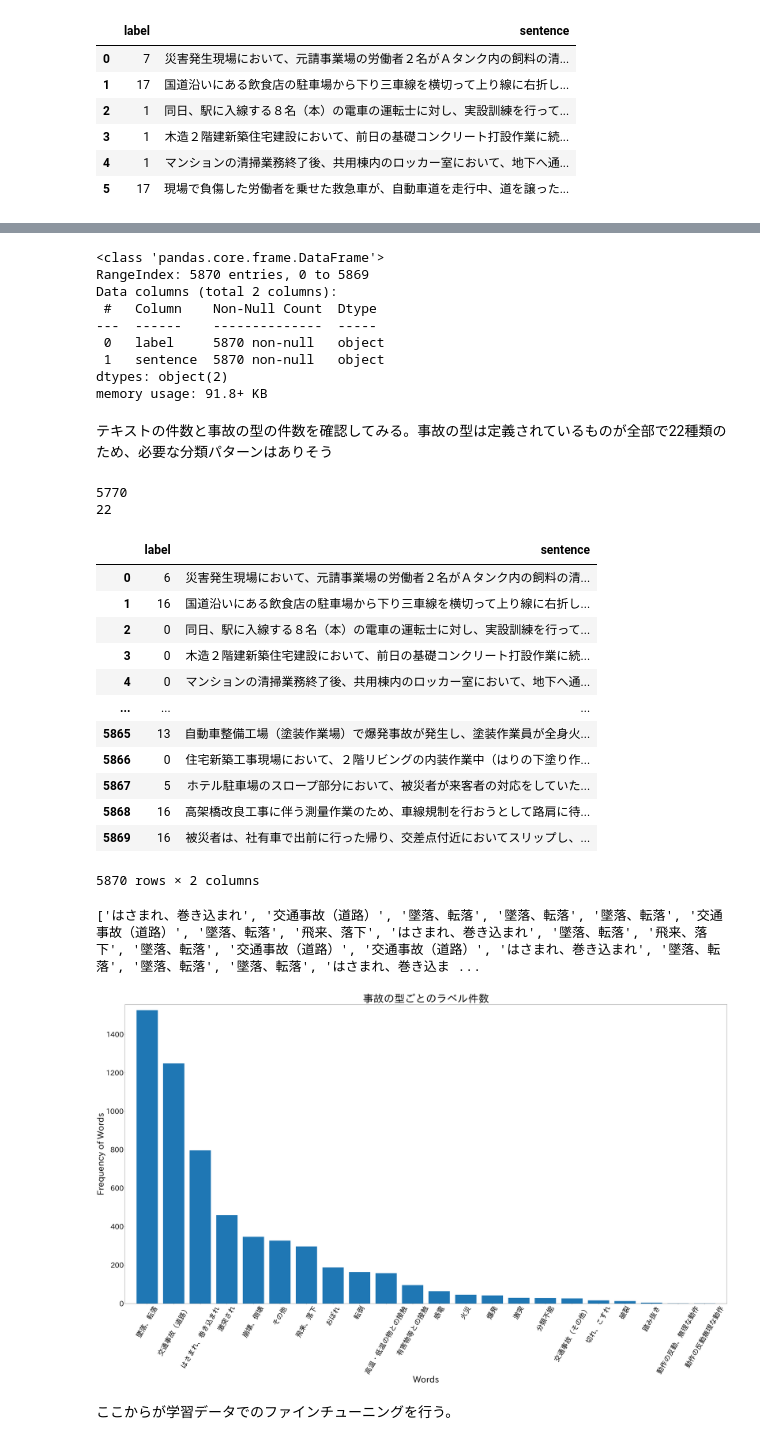
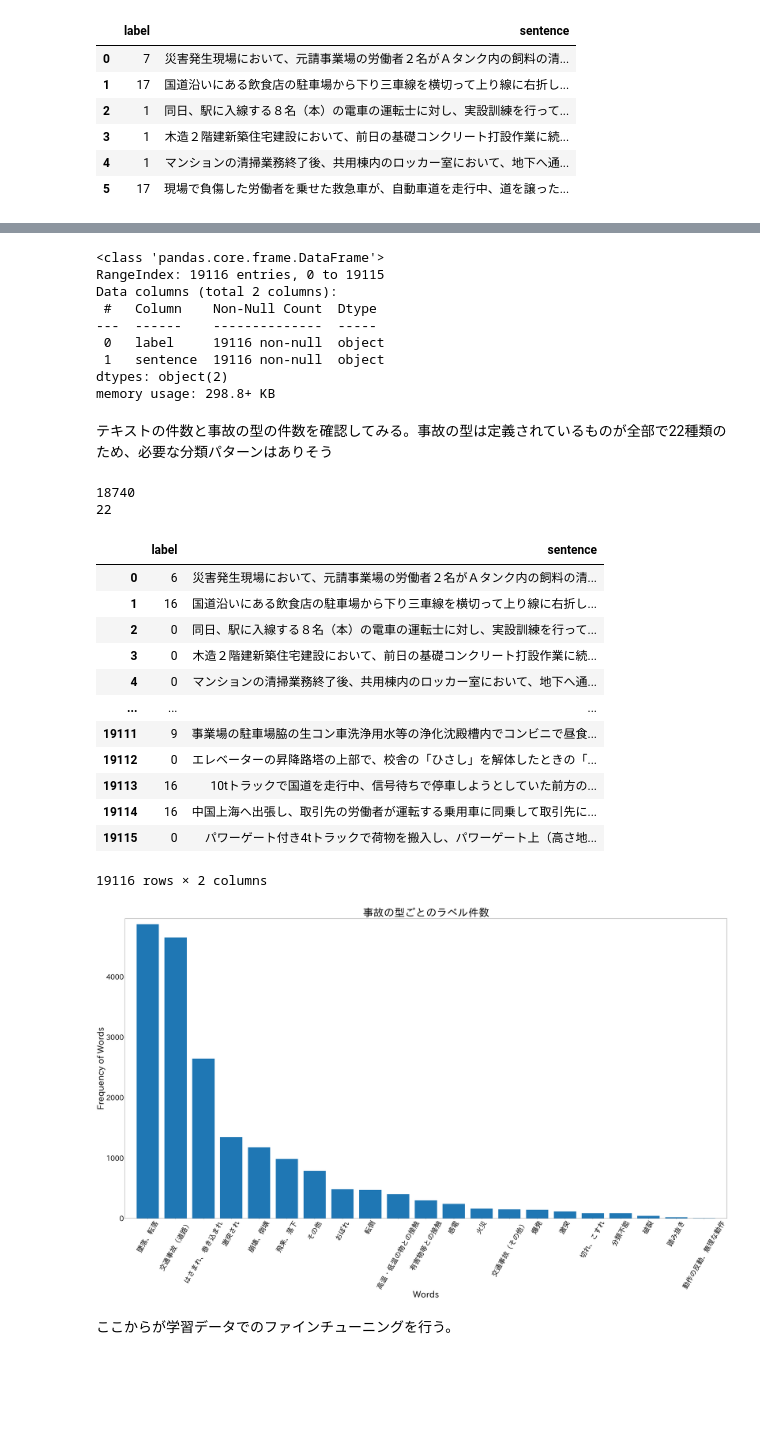
Before and after one commit to mk0653/untitled, a Jupyter notebook: Accident_type_classification_ipynb_V2_Roberta.ipynb, the cells around one changed output, grey strips where cells are left out. Saved outputs shown, nothing was run; the diff lists cells and outputs as text; code cells hidden in the pictures; blank space fills up the shorter version.

```diff
--- a/Accident_type_classification_ipynb_V2_Roberta.ipynb
+++ b/Accident_type_classification_ipynb_V2_Roberta.ipynb
@@ -127,4 +117,4 @@ https://anzeninfo.mhlw.go.jp/anzen_pg/SIB_FND.aspx
 # %%
-train_df = pd.read_csv('/content/drive/MyDrive/事故の型分類/sibou_db_h30_25.csv')
-train_df_clean = pd.read_csv('/content/drive/MyDrive/事故の型分類/sibou_db_h30_25_label.csv')
+train_df = pd.read_csv('/content/drive/MyDrive/事故の型分類/sibou_db_h30_15.csv')
+train_df_clean = pd.read_csv('/content/drive/MyDrive/事故の型分類/sibou_db_h30_15_label.csv')
 # %%
@@ -170,21 +167,23 @@ train_df_clean = train_df_clean.astype(str)
 train_df_clean.info()
 # %% [output]
 <class 'pandas.core.frame.DataFrame'>
-RangeIndex: 5870 entries, 0 to 5869
+RangeIndex: 19116 entries, 0 to 19115
 Data columns (total 2 columns):
  #   Column    Non-Null Count  Dtype
 ---  ------    --------------  -----
- 0   label     5870 non-null   object
- 1   sentence  5870 non-null   object
+ 0   label     19116 non-null  object
+ 1   sentence  19116 non-null  object
 dtypes: object(2)
-memory usage: 91.8+ KB
+memory usage: 298.8+ KB
 # %% [markdown]
 テキストの件数と事故の型の件数を確認してみる。事故の型は定義されているものが全部で22種類のため、必要な分類パターンはありそう
+# %%
+train_df['事故の型'] = train_df['事故の型'].replace('高温、低温の物との接触', '高温・低温の物との接触').replace('墜落・転落', '墜落、転落').replace('動作の反動無理な動作', '動作の反動、無理な動作').replace('飛来・落下', '飛来、落下').replace('有害物との接触', '有害物等との接触').replace('交通事故(道路)', '交通事故（道路）')
 # %%
 print(len(train_df['災害状況'].unique()))
 print(len(train_df['事故の型'].unique()))
 # %% [output]
-5770
+18740
 22
 # %%
 train_df_clean = train_df_clean.replace('90', '20')
@@ -200,12 +199,12 @@ train_df_clean
 | 3 | 0 | 木造２階建新築住宅建設において、前日の基礎コンクリート打設作業に続... |
 | 4 | 0 | マンションの清掃業務終了後、共用棟内のロッカー室において、地下へ通... |
 | ... | ... | ... |
-| 5865 | 13 | 自動車整備工場（塗装作業場）で爆発事故が発生し、塗装作業員が全身火... |
-| 5866 | 0 | 住宅新築工事現場において、２階リビングの内装作業中（はりの下塗り作... |
-| 5867 | 5 | ホテル駐車場のスロープ部分において、被災者が来客者の対応をしていた... |
-| 5868 | 16 | 高架橋改良工事に伴う測量作業のため、車線規制を行おうとして路肩に待... |
-| 5869 | 16 | 被災者は、社有車で出前に行った帰り、交差点付近においてスリップし、... |
+| 19111 | 9 | 事業場の駐車場脇の生コン車洗浄用水等の浄化沈殿槽内でコンビニで昼食... |
+| 19112 | 0 | エレベーターの昇降路塔の上部で、校舎の「ひさし」を解体したときの「... |
+| 19113 | 16 | 10tトラックで国道を走行中、信号待ちで停車しようとしていた前方の... |
+| 19114 | 16 | 中国上海へ出張し、取引先の労働者が運転する乗用車に同乗して取引先に... |
+| 19115 | 0 | パワーゲート付き4tトラックで荷物を搬入し、パワーゲート上（高さ地... |
-5870 rows × 2 columns
+19116 rows × 2 columns
 # %%
 num = len(train_df_clean)
 train_df_clean[:int(num*0.8)].to_csv('/content/drive/MyDrive/事故の型分類/train.csv', sep=',', index=False)
@@ -222,25 +221,21 @@ for word in words:
 allwords = []
 for wordlist in split_words:
     allwords += wordlist
-# %%
-print(allwords)
-# %% [output]
-['はさまれ、巻き込まれ', '交通事故（道路）', '墜落、転落', '墜落、転落', '墜落、転落', '交通事故（道路）', '墜落、転落', '飛来、落下', 'はさまれ、巻き込まれ', '墜落、転落', '飛来、落下', '墜落、転落', '交通事故（道路）', '交通事故（道路）', 'はさまれ、巻き込まれ', '墜落、転落', '墜落、転落', '墜落、転落', 'はさまれ、巻き込ま ...
 # %%
-mostcommon_small = FreqDist(allwords).most_common(22)
+mostcommon_small = FreqDist(allwords).most_common(21)
 x, y = zip(*mostcommon_small)
 plt.figure(figsize=(50,30))
 plt.margins(0.02)
 plt.bar(x, y)
 plt.xlabel('Words', fontsize=50)
 plt.ylabel('Frequency of Words', fontsize=50)
 plt.yticks(fontsize=40)
 plt.xticks(rotation=60, fontsize=40)
 plt.tight_layout(pad=0)
 plt.title('事故の型ごとのラベル件数', fontsize=60)
 plt.show()
 # %% [output]
-[figure, old version]
+[figure, new version]
 # %% [markdown]
 ここからが学習データでのファインチューニングを行う。
 # %%
```
Also changed, not shown: parts of 26 cells of this notebook.
